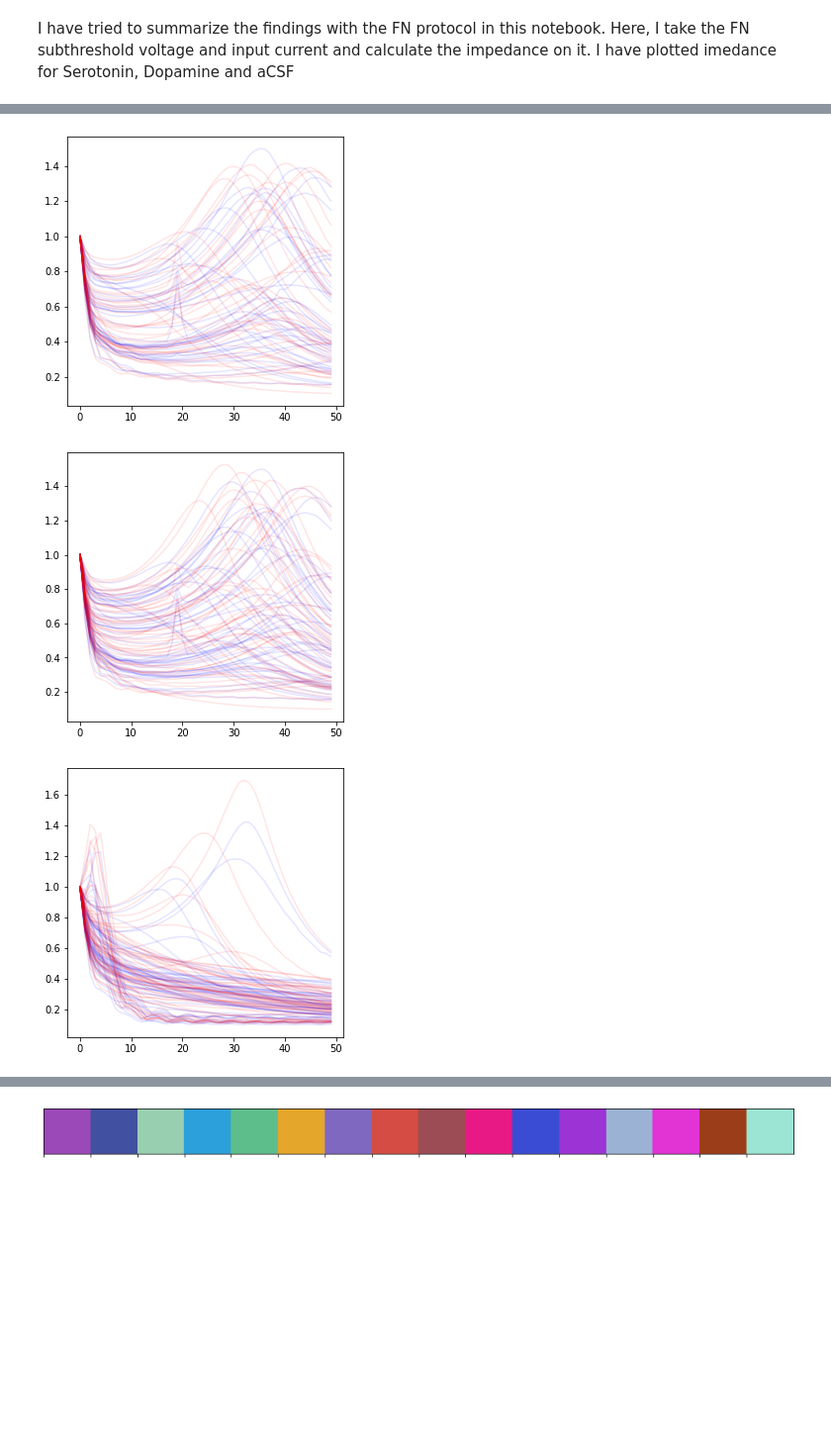
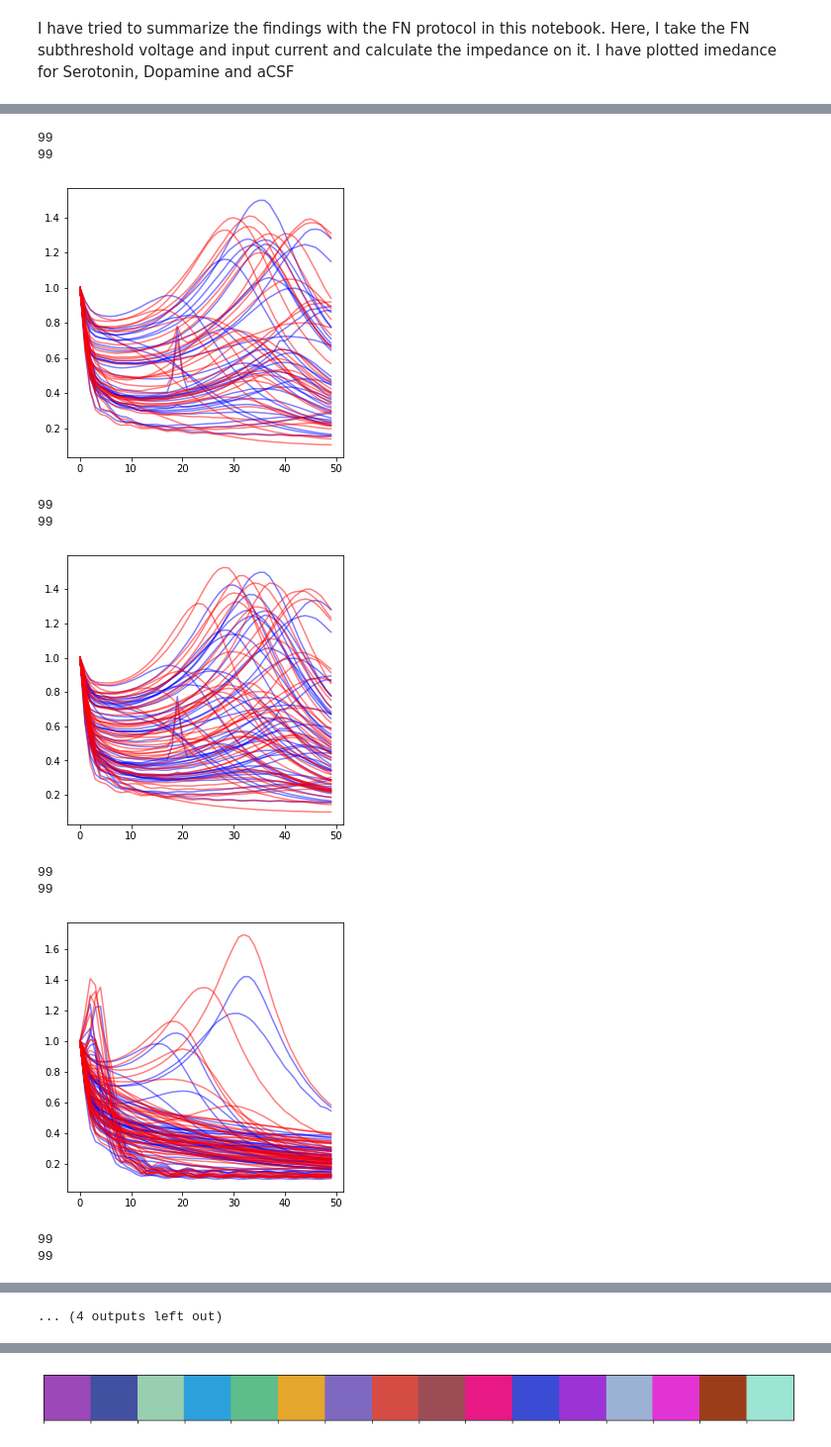
Before and after one commit to Nishant-codex/single_cell_analysis, a Jupyter notebook: notebooks_drug/Impedance_clustering_for_drug.ipynb, the cells around one changed output, grey strips where cells are left out. Shown at 99% size. Saved outputs shown, nothing was run; the diff lists cells and outputs as text; code cells hidden in the pictures; blank space fills up the shorter version.

```diff
--- a/notebooks_drug/Impedance_clustering_for_drug.ipynb
+++ b/notebooks_drug/Impedance_clustering_for_drug.ipynb
@@ -66,12 +66,8 @@ fas = np.arange(0, (NFFT2-1)/timelen, (1/timelen))
 # %%
-Imp_data = pd.read_pickle("D:/CurrentClamp/Impedance.pkl")
+imp_data = pd.read_pickle("D:/CurrentClamp/Impedance.pkl")
 # %%
 def normalizeBytheFirstValue(data_matrix):
     npmat = np.array(data_matrix)
-    firstVal = npmat[0, :]
-    remaining = data_matrix
-    remaining = remaining/firstVal
-    all = np.zeros_like(npmat)
-    # all[0, :] = firstVal/firstVal
-    # all[1:, :] = remaining
-    return remaining
+    firstVal = npmat[0,:]
+    print(len(npmat[:,0]))
+    return npmat *     np.repeat([1/firstVal],len(npmat[:,0]),axis=0)
@@ -87,7 +90,7 @@ drugs = ['dopamine',
 # %%
 # Imp_norm = normalizeBytheFirstValue(np.vstack(Imp_data_acsf['impedance']).T)[:50]
 for i in drugs:
-    data_acsf,data_drug = return_acsf_and_drug(Imp_data,cond=[i],joint=False)
+    data_acsf,data_drug = return_acsf_and_drug(imp_data,cond=[i],joint=False)
     data_acsf = data_acsf.drop_duplicates('exp_name')
     data_drug = data_drug.drop_duplicates('exp_name')
 
@@ -98,8 +101,8 @@ for i in drugs:
 
     fig,ax = plt.subplots(1,figsize=[5,5])
     freq = fas
-    plt.plot(freq[:50]/100, data_acsf,c='b',alpha=0.1)
-    plt.plot(freq[:50]/100, data_drug,c='red',alpha=0.1)
+    plt.plot(freq[:50]/100, data_acsf,c='b',alpha=0.5)
+    plt.plot(freq[:50]/100, data_drug,c='red',alpha=0.5)
 
     plt.show()
 # %% [output]
@@ -108,3 +115,11 @@ for i in drugs:
+99
+99
-[figure, old version]
+[figure, new version]
+99
+99
-[figure, old version]
+[figure, new version]
+99
+99
-[figure, old version]
+[figure, new version]
+99
+99
@@ -113,0 +127 @@ for i in drugs:
+... (4 outputs left out)
```
Also changed, not shown: parts of 23 cells of this notebook, 3 other files.
